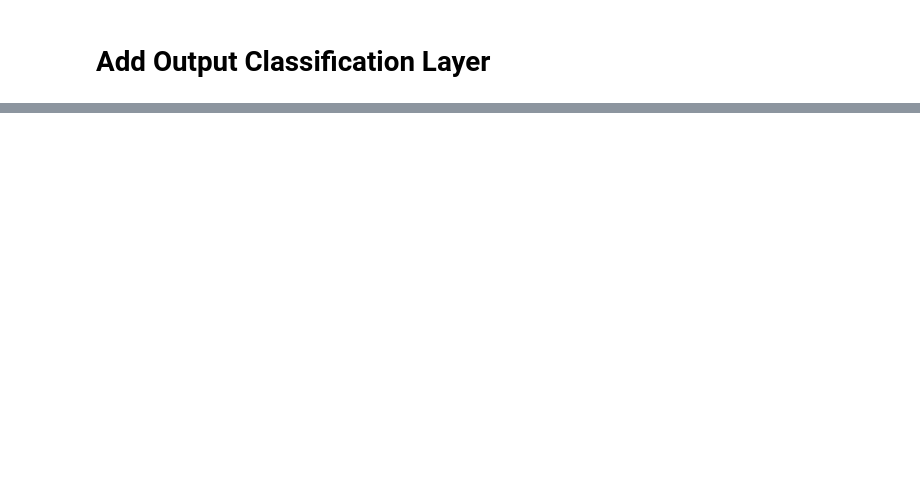
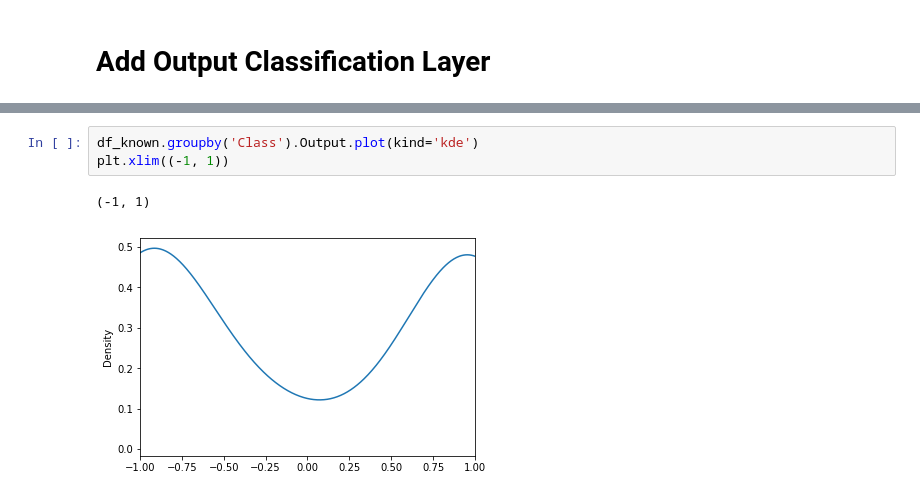
Before and after one commit to tciodaro/lps_sonar, a Jupyter notebook: ipynb/Classification/TEST_StackedAutoEncoder_NeuralNetClassifier.ipynb, the cells around one changed output, grey strips where cells are left out. Saved outputs shown, nothing was run; the diff lists cells and outputs as text; blank space fills up the shorter version.

```diff
--- a/ipynb/Classification/TEST_StackedAutoEncoder_NeuralNetClassifier.ipynb
+++ b/ipynb/Classification/TEST_StackedAutoEncoder_NeuralNetClassifier.ipynb
@@ -171,3 +141,9 @@ avg / total       0.97      0.97      0.97       100
+# %%
+df_known.groupby('Class').Output.plot(kind='kde')
+plt.xlim((-1, 1))
+# %% [output]
+(-1, 1)
+[figure, added]
 # %%
 Y = new_model.predict(nov_data)
 Y = np.max(Y, axis=1)
```
Also changed, not shown: parts of 15 cells of this notebook.
